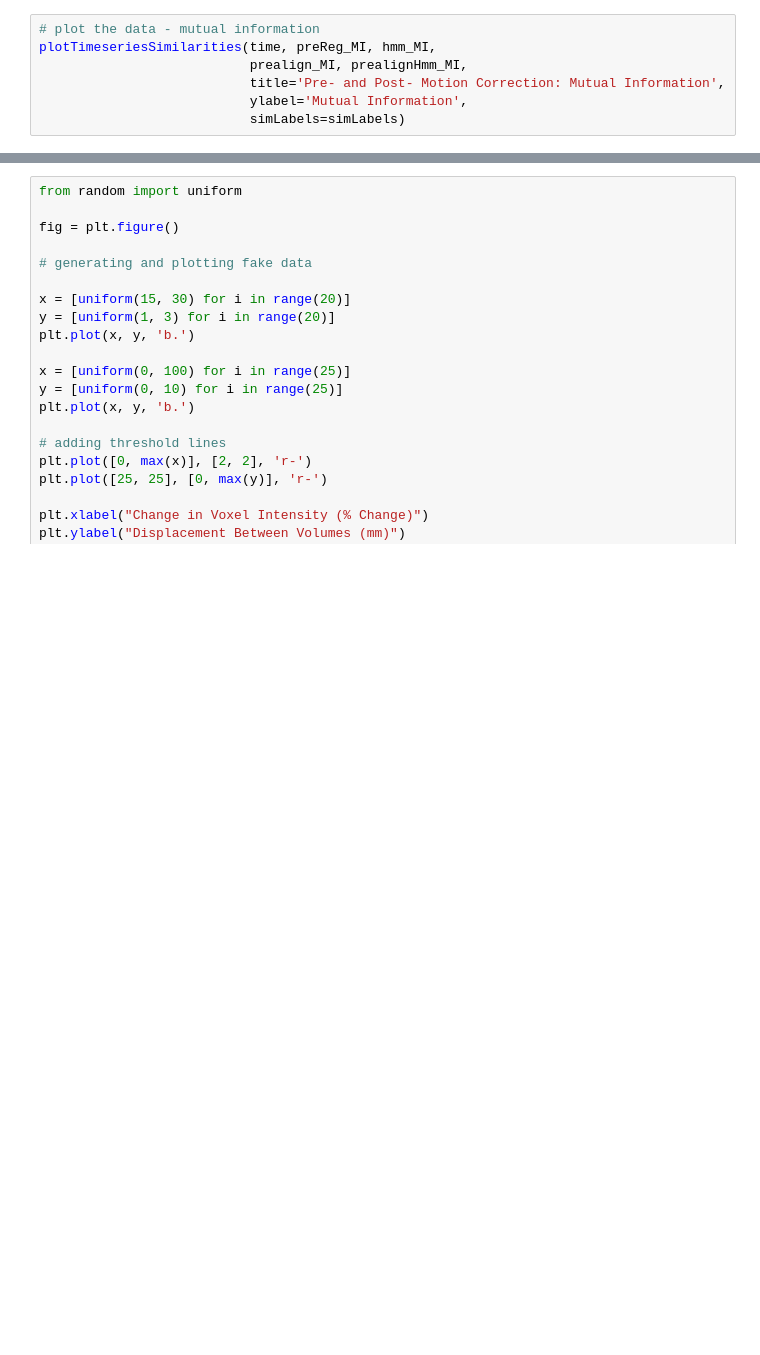
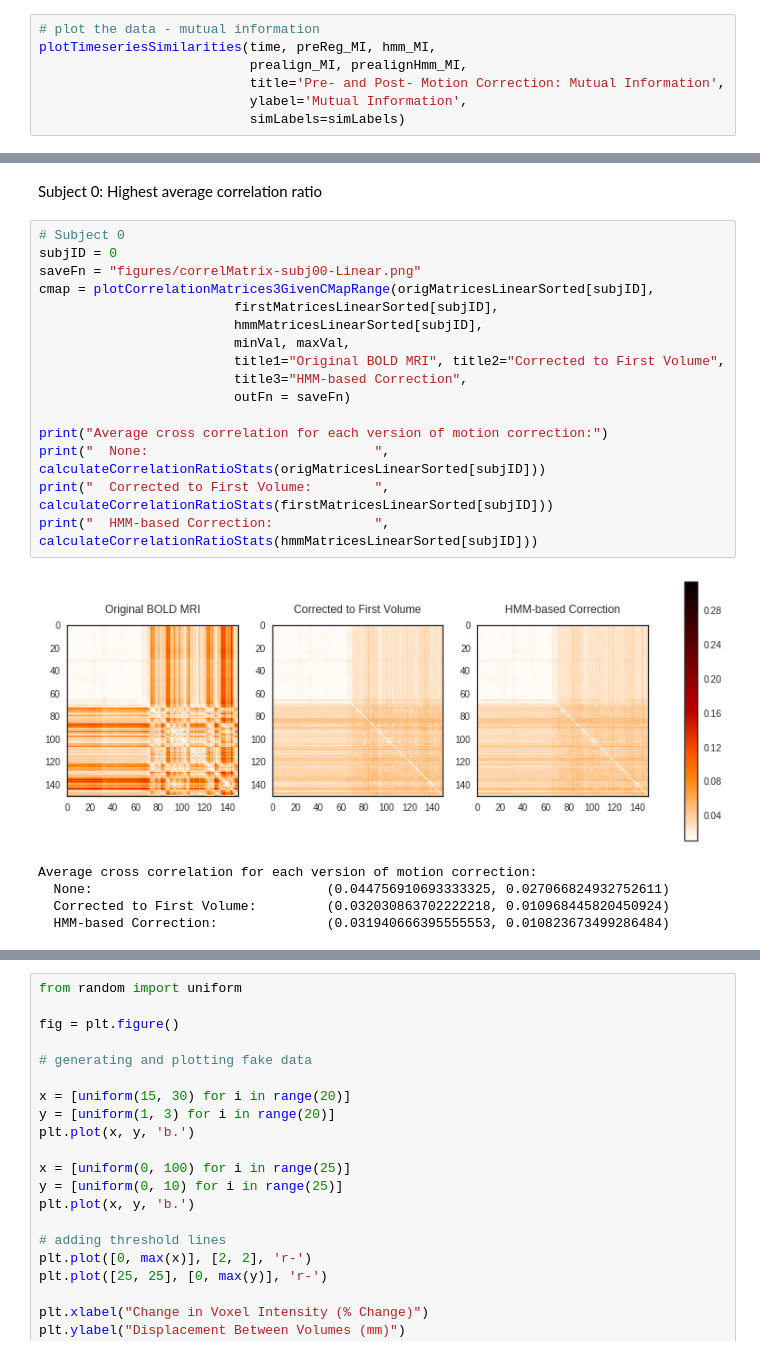
Before and after one commit to jmschabdach/markov-movement-correction, a Jupyter notebook: figureGeneration.ipynb, the cells around one changed output, grey strips where cells are left out. Cells and saved outputs as stored; diff of their text form; blank space fills up the shorter version.

```diff
--- a/figureGeneration.ipynb
+++ b/figureGeneration.ipynb
@@ -1361,0 +1150,24 @@ Currently using dummy data
+# %% [markdown]
+Subject 0: Highest average correlation ratio
+# %%
+# Subject 0
+subjID = 0
+saveFn = "figures/correlMatrix-subj00-Linear.png"
+cmap = plotCorrelationMatrices3GivenCMapRange(origMatricesLinearSorted[subjID],
+                         firstMatricesLinearSorted[subjID],
+                         hmmMatricesLinearSorted[subjID],
+                         minVal, maxVal,
+                         title1="Original BOLD MRI", title2="Corrected to First Volume",
+                         title3="HMM-based Correction",
+                         outFn = saveFn)
+
+print("Average cross correlation for each version of motion correction:")
+print("  None:                             ", calculateCorrelationRatioStats(origMatricesLinearSorted[subjID]))
+print("  Corrected to First Volume:        ", calculateCorrelationRatioStats(firstMatricesLinearSorted[subjID]))
+print("  HMM-based Correction:             ", calculateCorrelationRatioStats(hmmMatricesLinearSorted[subjID]))
+# %% [output]
+[figure, added]
+Average cross correlation for each version of motion correction:
+  None:                              (0.044756910693333325, 0.027066824932752611)
+  Corrected to First Volume:         (0.032030863702222218, 0.010968445820450924)
+  HMM-based Correction:              (0.031940666395555553, 0.010823673499286484)
```
Also changed, not shown: parts of 46 cells of this notebook, 5 other files.
